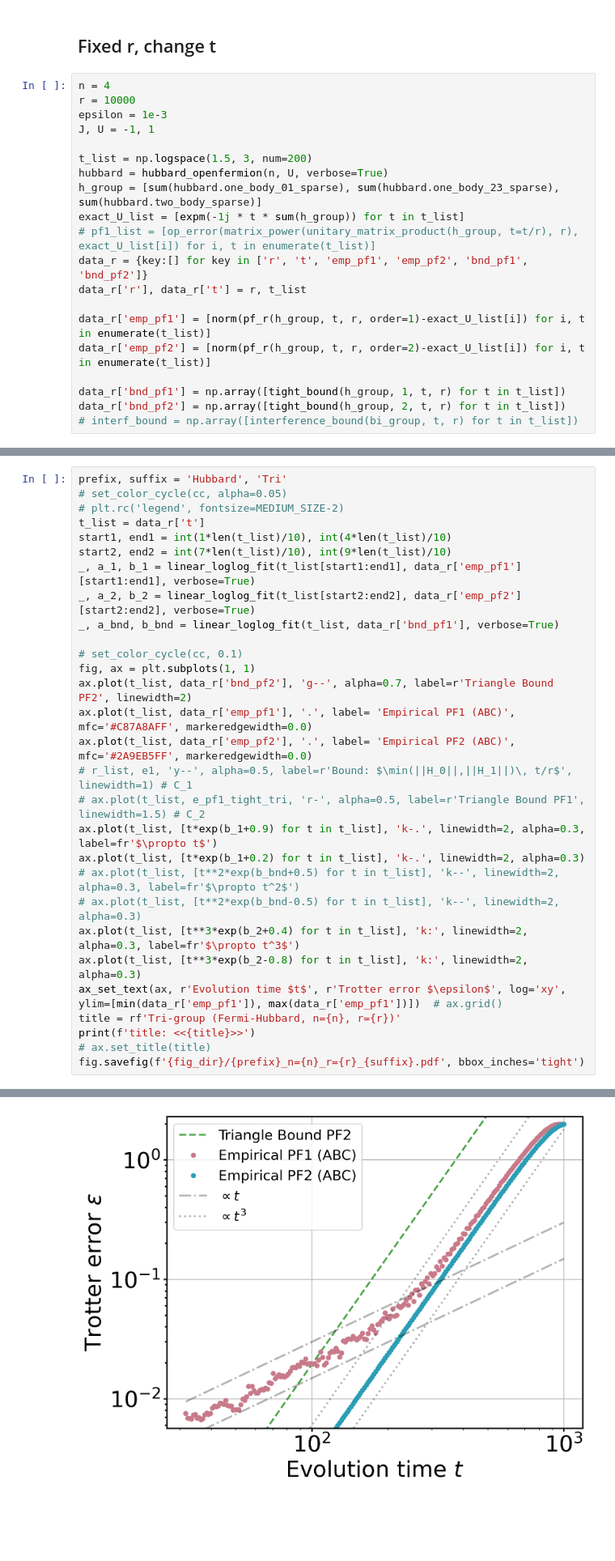
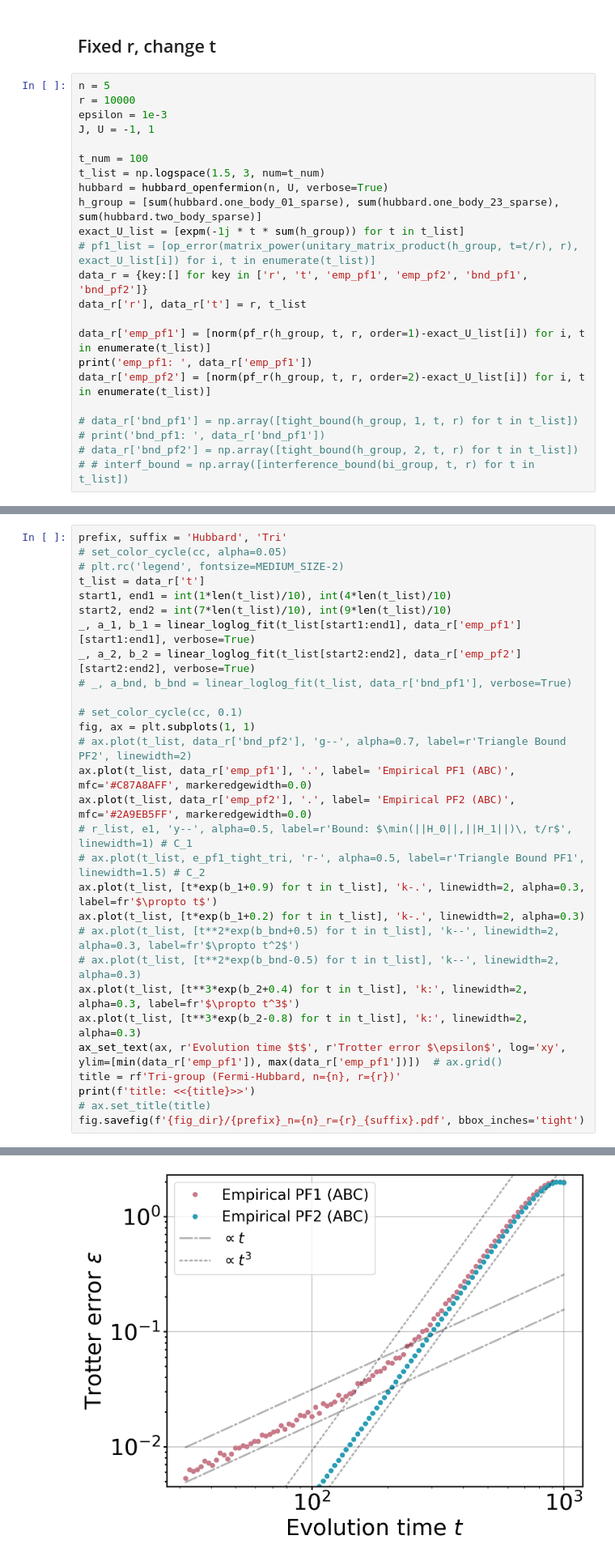
Before and after one commit to Jue-Xu/Interference-Trotter-Error, a Jupyter notebook: code/hubbard.ipynb, the cells around one changed output, grey strips where cells are left out. Shown at 81% size. Cells and saved outputs as stored; diff of their text form; blank space fills up the shorter version.

```diff
--- a/code/hubbard.ipynb
+++ b/code/hubbard.ipynb
@@ -119,12 +119,13 @@ plt.savefig(f'./figs/hubbard_interference_n={n}_t={t}_J={J}.pdf', bbox_inches='t
 # %% [markdown]
 ## Fixed r, change t
 # %%
-n = 4
+n = 5
 r = 10000
 epsilon = 1e-3
 J, U = -1, 1
 
-t_list = np.logspace(1.5, 3, num=200)
+t_num = 100
+t_list = np.logspace(1.5, 3, num=t_num)
 hubbard = hubbard_openfermion(n, U, verbose=True)
 h_group = [sum(hubbard.one_body_01_sparse), sum(hubbard.one_body_23_sparse), sum(hubbard.two_body_sparse)]
 exact_U_list = [expm(-1j * t * sum(h_group)) for t in t_list]
@@ -133,11 +134,13 @@ data_r = {key:[] for key in ['r', 't', 'emp_pf1', 'emp_pf2', 'bnd_pf1', 'bnd_pf2
 data_r['r'], data_r['t'] = r, t_list
 
 data_r['emp_pf1'] = [norm(pf_r(h_group, t, r, order=1)-exact_U_list[i]) for i, t in enumerate(t_list)]
+print('emp_pf1: ', data_r['emp_pf1'])
 data_r['emp_pf2'] = [norm(pf_r(h_group, t, r, order=2)-exact_U_list[i]) for i, t in enumerate(t_list)]
 
-data_r['bnd_pf1'] = np.array([tight_bound(h_group, 1, t, r) for t in t_list])
-data_r['bnd_pf2'] = np.array([tight_bound(h_group, 2, t, r) for t in t_list])
-# interf_bound = np.array([interference_bound(bi_group, t, r) for t in t_list])
+# data_r['bnd_pf1'] = np.array([tight_bound(h_group, 1, t, r) for t in t_list])
+# print('bnd_pf1: ', data_r['bnd_pf1'])
+# data_r['bnd_pf2'] = np.array([tight_bound(h_group, 2, t, r) for t in t_list])
+# # interf_bound = np.array([interference_bound(bi_group, t, r) for t in t_list])
 # %% [output]
 one_body_terms:
  [-1.0 [0^ 2] +
@@ -162,11 +168,11 @@ start1, end1 = int(1*len(t_list)/10), int(4*len(t_list)/10)
 start2, end2 = int(7*len(t_list)/10), int(9*len(t_list)/10)
 _, a_1, b_1 = linear_loglog_fit(t_list[start1:end1], data_r['emp_pf1'][start1:end1], verbose=True)
 _, a_2, b_2 = linear_loglog_fit(t_list[start2:end2], data_r['emp_pf2'][start2:end2], verbose=True)
-_, a_bnd, b_bnd = linear_loglog_fit(t_list, data_r['bnd_pf1'], verbose=True)
+# _, a_bnd, b_bnd = linear_loglog_fit(t_list, data_r['bnd_pf1'], verbose=True)
 
 # set_color_cycle(cc, 0.1)
 fig, ax = plt.subplots(1, 1)
-ax.plot(t_list, data_r['bnd_pf2'], 'g--', alpha=0.7, label=r'Triangle Bound PF2', linewidth=2)
+# ax.plot(t_list, data_r['bnd_pf2'], 'g--', alpha=0.7, label=r'Triangle Bound PF2', linewidth=2)
 ax.plot(t_list, data_r['emp_pf1'], '.', label= 'Empirical PF1 (ABC)', mfc='#C87A8AFF', markeredgewidth=0.0)
 ax.plot(t_list, data_r['emp_pf2'], '.', label= 'Empirical PF2 (ABC)', mfc='#2A9EB5FF', markeredgewidth=0.0)
 # r_list, e1, 'y--', alpha=0.5, label=r'Bound: $\min(||H_0||,||H_1||)\, t/r$', linewidth=1) # C_1
@@ -190,4 +195,4 @@ title: <<Tri-group (Fermi-Hubbard, n=4, r=10000)>>
-[figure, old version]
+[figure, new version]
 # %% [markdown]
 ## Fixed dt, change t
 # %%
```
Also changed, not shown: parts of 2 cells of this notebook, 7 other files.
